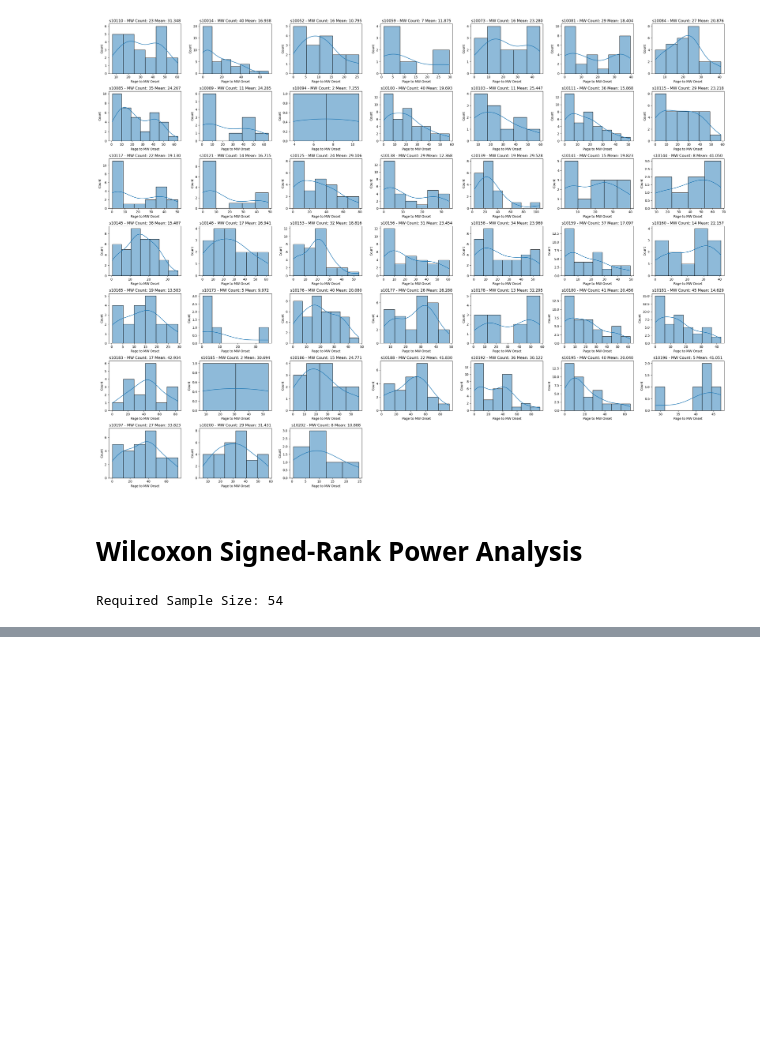
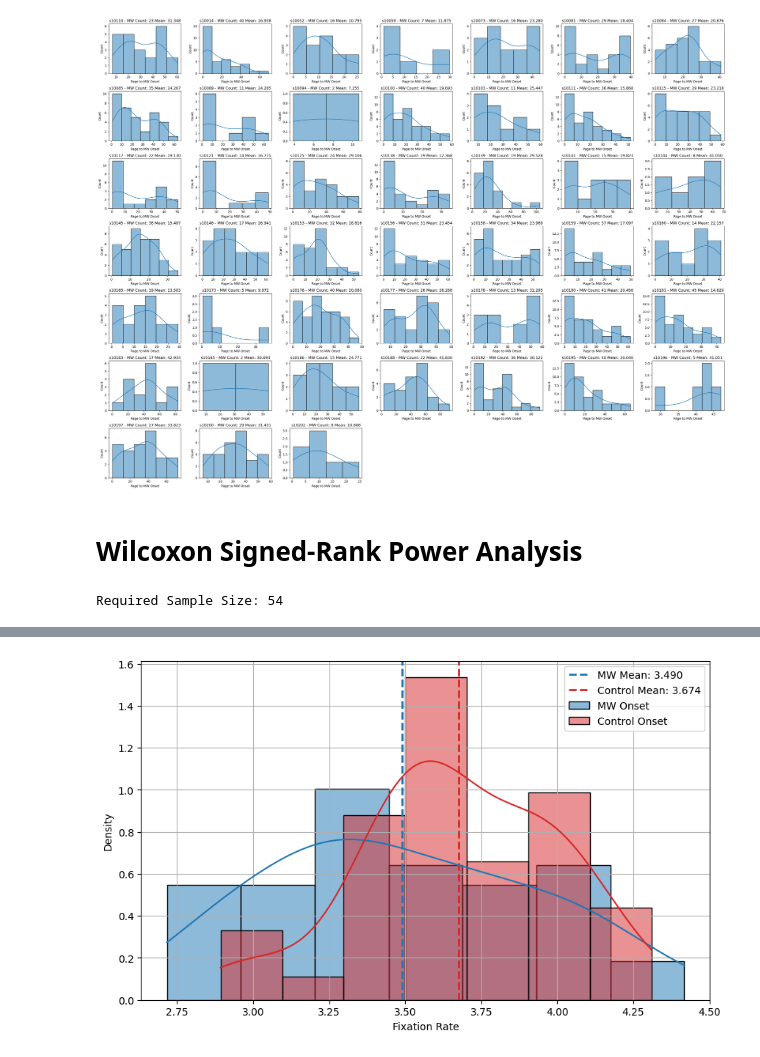
Before and after one commit to GlassBrainLab/ReMind, a Jupyter notebook: analysis_code/notebooks/behavioral_analysis.ipynb, the cells around one changed output, grey strips where cells are left out. Cells and saved outputs as stored; diff of their text form; code cells hidden in the pictures; blank space fills up the shorter version.

Commit message:
post-hoc power analysis

```diff
--- a/analysis_code/notebooks/behavioral_analysis.ipynb
+++ b/analysis_code/notebooks/behavioral_analysis.ipynb
@@ -535,0 +538,78 @@ Required Sample Size: 54
+# %%
+import os
+import numpy as np
+import pandas as pd
+import seaborn as sns
+import matplotlib.pyplot as plt
+from scipy import stats
+from statsmodels.stats.power import TTestPower
+
+# path = r"/Volumes/GBLDrive/MindlessReading/Data/Files"
+path = r"/gpfs1/pi/djangraw/mindless_reading/data/ml_results/ReMind"
+wlen = 2.0
+# Slide Window (window duration 2 seconds)
+file_name = f'group_features_slide{wlen}.csv'
+# load group file
+df_ = pd.read_csv(os.path.join(path, file_name))
+# get features at MW onset moment
+df = df_[df_['relative_time'] == 0]
+# take the subject average
+df_avg = df.groupby(['sub_id', 'label'])["norm_fix_word_num"].mean().reset_index()
+
+# get mean, median, and correlation
+mw = df_avg[df_avg['label'] == "MW_onset"]["norm_fix_word_num"]
+control = df_avg[df_avg['label'] == "control_onset"]["norm_fix_word_num"]
+# Calculate Pearson correlation
+correlation = np.corrcoef(mw, control)[0, 1]
+print(f"Correlation: {correlation:.3f}")
+print(f"MW Onset      - Mean: {mw.mean():.3f}, SD: {mw.std():.3f}")
+print(f"Control Onset - Mean: {control.mean():.3f}, SD: {control.std():.3f}")
+
+# 1. Plot the distribution using Seaborn
+plt.figure(figsize=(10, 6))
+sns.histplot(mw, color="tab:blue", label="MW Onset", kde=True, stat="density", alpha=0.5)
+sns.histplot(control, color="tab:red", label="Control Onset", kde=True, stat="density", alpha=0.5)
+plt.axvline(mw.mean(), color="tab:blue", linestyle='--', linewidth=2, label=f'MW Mean: {mw.mean():.3f}')
+plt.axvline(control.mean(), color="tab:red", linestyle='--', linewidth=2, label=f'Control Mean: {control.mean():.3f}')
+plt.xlabel("Fixation Rate")
+plt.ylabel("Density")
+plt.legend()
+plt.grid()
+# plt.savefig('distribution_plot.png')
+
+# 2. Determine Normality (Shapiro-Wilk Test)
+# Null Hypothesis: The data is normally distributed.
+stat_mw, p_mw = stats.shapiro(mw)
+stat_ctrl, p_ctrl = stats.shapiro(control)
+
+print(f"\n--- Normality Test (Shapiro-Wilk) ---")
+print(f"MW Onset:      W={stat_mw:.3f}, p={p_mw:.3f} ({'Normal' if p_mw > 0.05 else 'Not Normal'})")
+print(f"Control Onset: W={stat_ctrl:.3f}, p={p_ctrl:.3f} ({'Normal' if p_ctrl > 0.05 else 'Not Normal'})")
+
+# 3. Paired T-test and Cohen's d Calculation
+t_stat, p_val = stats.ttest_rel(mw, control)
+
+# Cohen's d for paired samples (d_z)
+# Formula: mean(differences) / std(differences)
+diff = mw.values - control.values
+cohens_d = np.mean(diff) / np.std(diff, ddof=1)
+
+print(f"\n--- Paired T-test Results ---")
+print(f"t-statistic: {t_stat:.3f}")
+print(f"p-value:     {p_val:.3f}")
+print(f"Effect Size (Cohen's d): {abs(cohens_d):.3f}")
+
+# 4. Calculate power for paired t-test
+# Initialize power analysis for t-test
+power_analysis = TTestPower()
+
+calculated_power = power_analysis.solve_power(
+    effect_size=abs(cohens_d),
+    nobs=45,
+    alpha=0.05,
+    alternative='two-sided'
+)
+
+print(f"\n--- Post-hoc Power Analysis ---")
+print(f"Statistical Power: {calculated_power:.4f}")
+# %% [output]
@@ -535,0 +631 @@ Required Sample Size: 54
+[figure, added]
```
Also changed, not shown: parts of 2 cells of this notebook, 1 other file.
